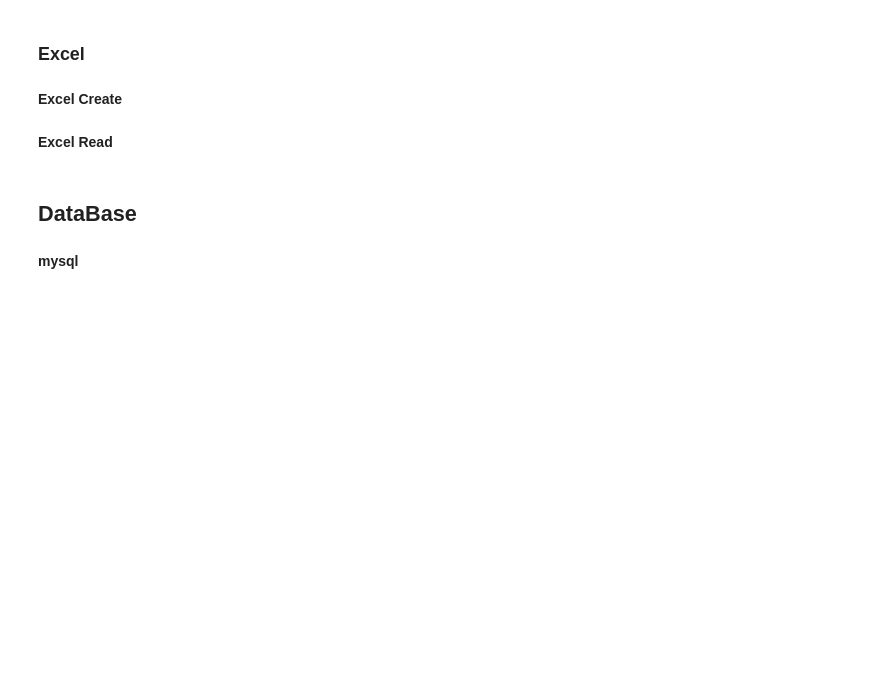
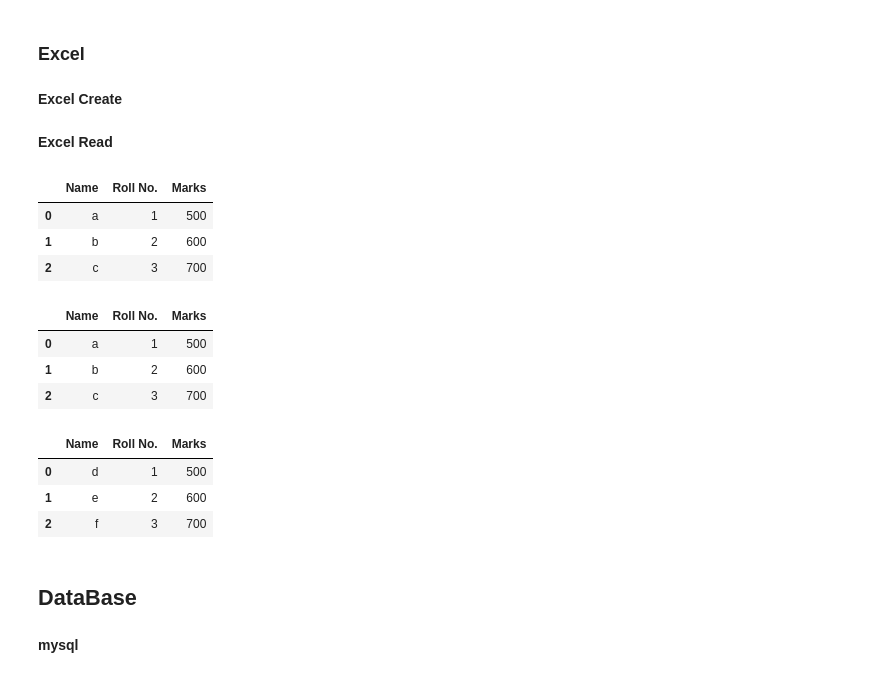
Before and after one commit to KSunnySinghRajput/Ai, a Jupyter notebook: 1.DataScience/2.a.Pandas-DataExtract.ipynb, the cells around one changed output. Cells and saved outputs as stored; diff of their text form; code cells hidden in the pictures; blank space fills up the shorter version.

```diff
--- a/1.DataScience/2.a.Pandas-DataExtract.ipynb
+++ b/1.DataScience/2.a.Pandas-DataExtract.ipynb
@@ -72,11 +88,26 @@ writer.save()
 # %% [markdown]
 **Excel Read**
 # %%
-pd.read_excel('_dataset/Pandas.xlsx')
+pd.read_excel('temp/Pandas.xlsx')
+# %% [output]
+|  | Name | Roll No. | Marks |
+| 0 | a | 1 | 500 |
+| 1 | b | 2 | 600 |
+| 2 | c | 3 | 700 |
 # %%
-pd.read_excel(open('_dataset/Pandas.xlsx', 'rb'),sheet_name='Sheet1')
+pd.read_excel(open('temp/Pandas.xlsx', 'rb'),sheet_name='Sheet1')
+# %% [output]
+|  | Name | Roll No. | Marks |
+| 0 | a | 1 | 500 |
+| 1 | b | 2 | 600 |
+| 2 | c | 3 | 700 |
 # %%
-pd.read_excel(open('_dataset/Pandas.xlsx', 'rb'),sheet_name='Sheet2')
+pd.read_excel(open('temp/Pandas.xlsx', 'rb'),sheet_name='Sheet2')
+# %% [output]
+|  | Name | Roll No. | Marks |
+| 0 | d | 1 | 500 |
+| 1 | e | 2 | 600 |
+| 2 | f | 3 | 700 |
 # %% [markdown]
 ## DataBase
 # %%
```
Also changed, not shown: parts of 17 cells of this notebook, 12 other files.
